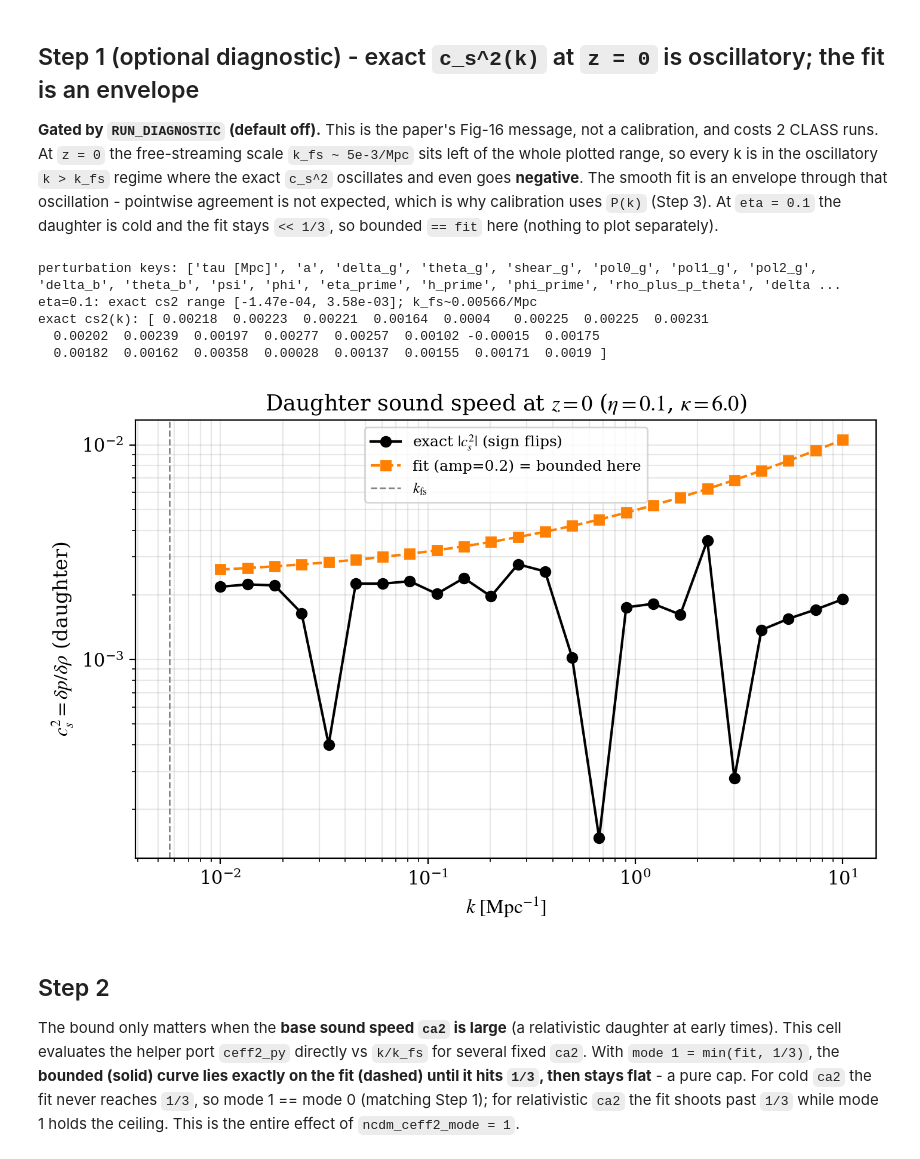
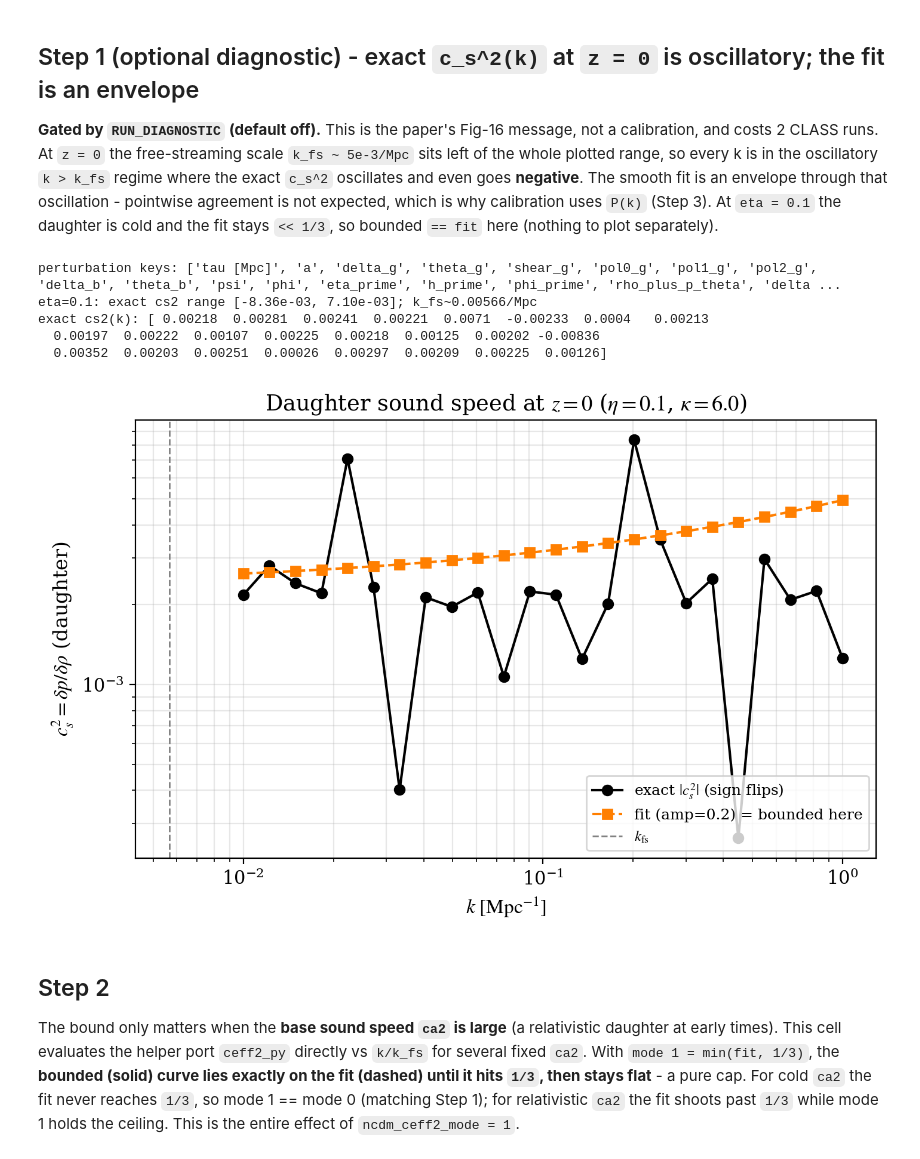
Before and after one commit to NightRunner7/class_public, a Jupyter notebook: notebooks_test/7_test_ceff2_calibration.ipynb, the cells around one changed output. Drawn from its saved outputs; the diff is of its cells as text; code cells hidden in the pictures.

```diff
--- a/notebooks_test/7_test_ceff2_calibration.ipynb
+++ b/notebooks_test/7_test_ceff2_calibration.ipynb
@@ -30,7 +30,7 @@ omega_b, omega_cdm0 = 0.022383, 0.12011
 A_s, n_s, tau_reio, H0 = 2.1005829616811546e-9, 0.96605, 0.0543, 67.32
 base_params = {'omega_b': omega_b, 'omega_cdm': omega_cdm0, 'H0': H0,
                'A_s': A_s, 'n_s': n_s, 'tau_reio': tau_reio}
-PREC = {'output': 'mPk', 'P_k_max_1/Mpc': 10.0, 'z_max_pk': 0.0,
+PREC = {'output': 'mPk', 'P_k_max_1/Mpc': 1.0, 'z_max_pk': 0.0,
         'evolver': 0, 'reionization_z_start_max': 80}
 
 A_T, MASS, F_ACC, KAPPA = 0.13, 1e16, 0.1, 6.0
@@ -55,7 +55,7 @@ def accdm_params(eta, mode='exact', amp=0.2, ceff2_mode=0, trigger=None, kappa=K
               'N_ncdm': 2, 'deg_ncdm': '3, 1',
               'm_ncdm': '0.02, {:.6e}'.format(MASS*1e9),
               'T_ncdm': '0.71611, 1', 'ncdm_quadrature_strategy': '0, 4',
-              'ncdm_N_momentum_bins': '15, 501', 'N_ur': 0.00441,
+              'ncdm_N_momentum_bins': '15, 1001', 'N_ur': 0.00441,
               'background_Nloga': 5001, "gauge": "synchronous", "get_perturbations_in_current_gauge": "yes",
               "ncdm_fluid_trigger_tau_over_tau_k": 25})
     if mode == 'exact':
@@ -98,7 +98,7 @@ setup OK; eps_acc(eta) sanity: {0.0: 0.0, 0.1: 0.2941, 1.0: 0.4641, 10.0: 0.499}
 
 **Gated by `RUN_DIAGNOSTIC` (default off).** This is the paper's Fig-16 message, not a calibration, and costs 2 CLASS runs. At `z = 0` the free-streaming scale `k_fs ~ 5e-3/Mpc` sits left of the whole plotted range, so every k is in the oscillatory `k > k_fs` regime where the exact `c_s^2` oscillates and even goes **negative**. The smooth fit is an envelope through that oscillation - pointwise agreement is not expected, which is why calibration uses `P(k)` (Step 3). At `eta = 0.1` the daughter is cold and the fit stays `<< 1/3`, so bounded `== fit` here (nothing to plot separately).
 # %%
-K_NODES = np.logspace(-2, 1.0, 24)   # 1/Mpc, spanning below to above k_fs
+K_NODES = np.logspace(-2, 0.0, 24)   # 1/Mpc, spanning below to above k_fs
 _keys_printed = {'done': False}
 
 def _find_key(d, want):
@@ -124,38 +124,38 @@ def run_cs2_of_k(params, k_list):
     kkfs = _find_key(perts[0], 'k_fss_acc[1]')
     cs2 = np.array([float(d[kcs2][-1]) for d in perts])
     kfs = np.array([float(d[kkfs][-1]) for d in perts])
     M.struct_cleanup(); M.empty()
     return ks, cs2, kfs
 
 cs2_exact = None
 if not RUN_DIAGNOSTIC:
     print('Step 1 diagnostic skipped (set RUN_DIAGNOSTIC=True for the cs2(k) Fig-16 plot).')
 else:
     k_ex, cs2_exact, kfs_ex = run_cs2_of_k(accdm_params(ETA0, 'exact'), K_NODES)
     k_f0, cs2_fit,   _      = run_cs2_of_k(accdm_params(ETA0, 'fluid', amp=0.2, ceff2_mode=0), K_NODES)
     kfs0 = float(np.median(kfs_ex[kfs_ex > 0])) if np.any(kfs_ex > 0) else np.nan
     print('eta={}: exact cs2 range [{:.2e}, {:.2e}]; k_fs~{:.3g}/Mpc'.format(
         ETA0, np.nanmin(cs2_exact), np.nanmax(cs2_exact), kfs0))
     print('exact cs2(k):', np.round(cs2_exact, 5))   # note the negative entries (oscillation)
 
     fig, ax = plt.subplots(figsize=(7, 4.5), constrained_layout=True)
     ax.loglog(k_ex, np.abs(cs2_exact), 'o-', color='black', label=r'exact $|c_s^2|$ (sign flips)')
     ax.loglog(k_f0, cs2_fit, 's--', color=qual_colors[1], label='fit (amp=0.2) = bounded here')
     # ax.axhline(1./3., color='red', ls=':', lw=1.2, label=r'causal ceiling $1/3$')
     if np.isfinite(kfs0):
         ax.axvline(kfs0, color='gray', ls='--', lw=1.0, label=r'$k_{\mathrm{fs}}$')
     ax.set_xlabel(r'$k\ [\mathrm{Mpc}^{-1}]$')
     ax.set_ylabel(r'$c_s^2 = \delta p/\delta\rho$ (daughter)')
     ax.set_title(r'Daughter sound speed at $z=0$ ($\eta={}$, $\kappa={}$)'.format(ETA0, KAPPA))
     ax.legend(loc='best'); ax.grid(True, which='both', alpha=0.3)
     plt.show()
 # %% [output]
 perturbation keys: ['tau [Mpc]', 'a', 'delta_g', 'theta_g', 'shear_g', 'pol0_g', 'pol1_g', 'pol2_g', 'delta_b', 'theta_b', 'psi', 'phi', 'eta_prime', 'h_prime', 'phi_prime', 'rho_plus_p_theta', 'delta ...
-eta=0.1: exact cs2 range [-1.47e-04, 3.58e-03]; k_fs~0.00566/Mpc
-exact cs2(k): [ 0.00218  0.00223  0.00221  0.00164  0.0004   0.00225  0.00225  0.00231
-  0.00202  0.00239  0.00197  0.00277  0.00257  0.00102 -0.00015  0.00175
-  0.00182  0.00162  0.00358  0.00028  0.00137  0.00155  0.00171  0.0019 ]
+eta=0.1: exact cs2 range [-8.36e-03, 7.10e-03]; k_fs~0.00566/Mpc
+exact cs2(k): [ 0.00218  0.00281  0.00241  0.00221  0.0071  -0.00233  0.0004   0.00213
+  0.00197  0.00222  0.00107  0.00225  0.00218  0.00125  0.00202 -0.00836
+  0.00352  0.00203  0.00251  0.00026  0.00297  0.00209  0.00225  0.00126]
-[figure, old version]
+[figure, new version]
 # %% [markdown]
 ## Step 2
 
```
Also changed, not shown: parts of 3 cells of this notebook, 17 other files.
